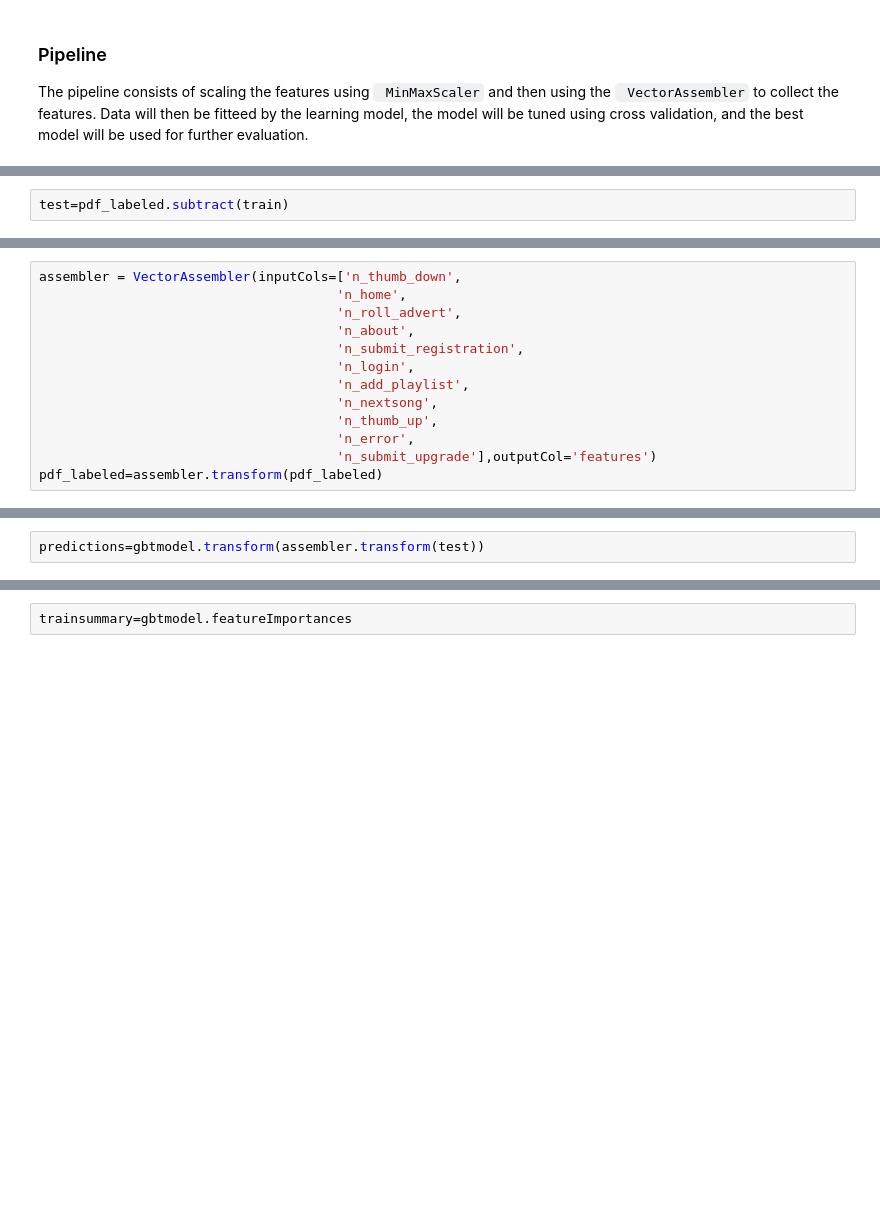
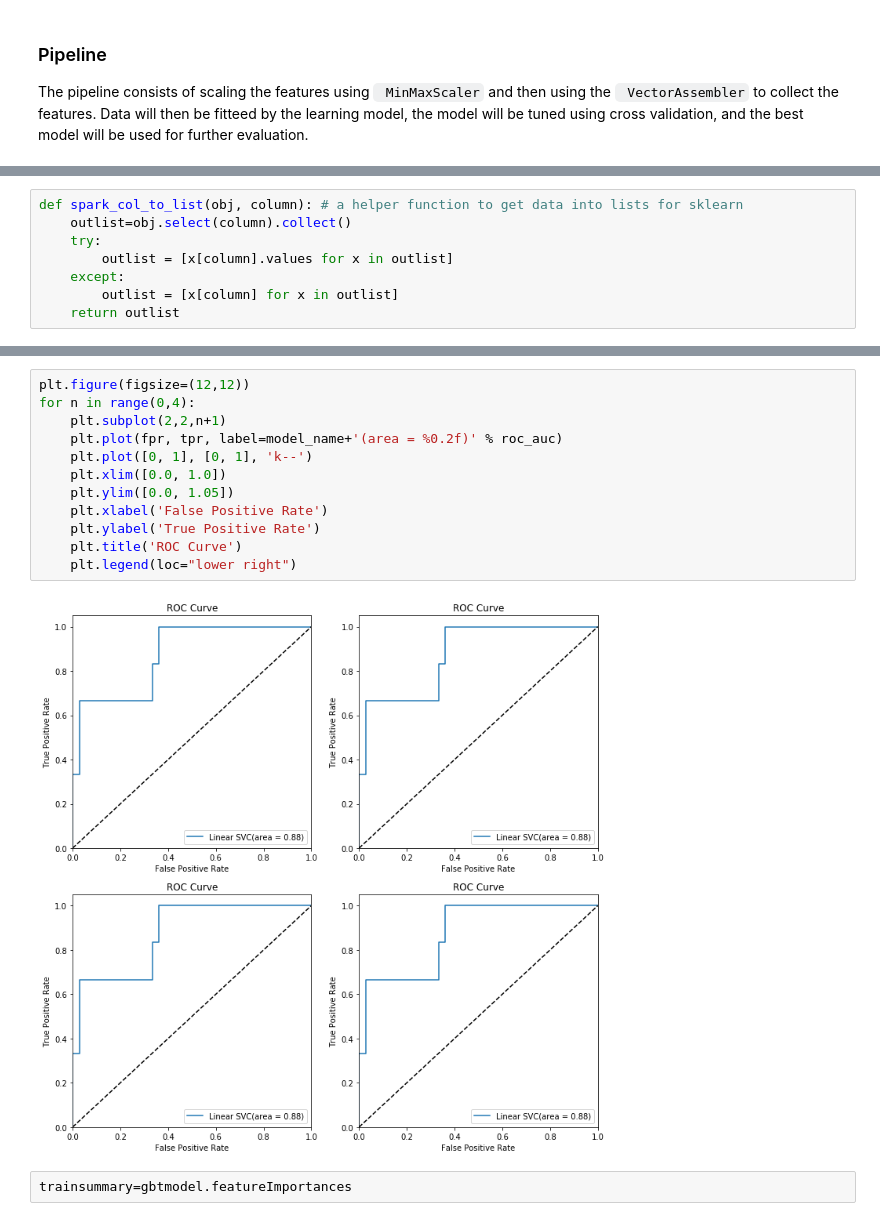
Before and after one commit to armand-hoxha25/DSND_Capstone, a Jupyter notebook: ETL.ipynb, the cells around one changed output, grey strips where cells are left out. Saved outputs shown, nothing was run; the diff lists cells and outputs as text; blank space fills up the shorter version.

```diff
--- a/ETL.ipynb
+++ b/ETL.ipynb
@@ -304,2 +340,0 @@ train = pdf_labeled.sampleBy("label",fractions={0:0.8,1:0.8},seed=1)
-# %%
-test=pdf_labeled.subtract(train)
@@ -317,13 +340,0 @@ from pyspark.ml.feature import StringIndexer, VectorIndexer
-# %%
-assembler = VectorAssembler(inputCols=['n_thumb_down',
-                                      'n_home',
-                                      'n_roll_advert',
-                                      'n_about',
-                                      'n_submit_registration',
-                                      'n_login',
-                                      'n_add_playlist',
-                                      'n_nextsong',
-                                      'n_thumb_up',
-                                      'n_error',
-                                      'n_submit_upgrade'],outputCol='features')
-pdf_labeled=assembler.transform(pdf_labeled)
@@ -332,2 +340,0 @@ gbtmodel=gbt.fit(pdf_labeled)
-# %%
-predictions=gbtmodel.transform(assembler.transform(test))
@@ -359,0 +341,8 @@ Test Area Under ROC: 1.0
+# %%
+def spark_col_to_list(obj, column): # a helper function to get data into lists for sklearn
+    outlist=obj.select(column).collect()
+    try:
+        outlist = [x[column].values for x in outlist]
+    except:
+        outlist = [x[column] for x in outlist]
+    return outlist
@@ -360,3 +394,17 @@ Test Area Under ROC: 1.0
+# %%
+plt.figure(figsize=(12,12))
+for n in range(0,4):
+    plt.subplot(2,2,n+1)
+    plt.plot(fpr, tpr, label=model_name+'(area = %0.2f)' % roc_auc)
+    plt.plot([0, 1], [0, 1], 'k--')
+    plt.xlim([0.0, 1.0])
+    plt.ylim([0.0, 1.05])
+    plt.xlabel('False Positive Rate')
+    plt.ylabel('True Positive Rate')
+    plt.title('ROC Curve')
+    plt.legend(loc="lower right")
+# %% [output]
+[figure, added]
 # %%
 trainsummary=gbtmodel.featureImportances
 # %%
```
Also changed, not shown: parts of 21 cells of this notebook.
